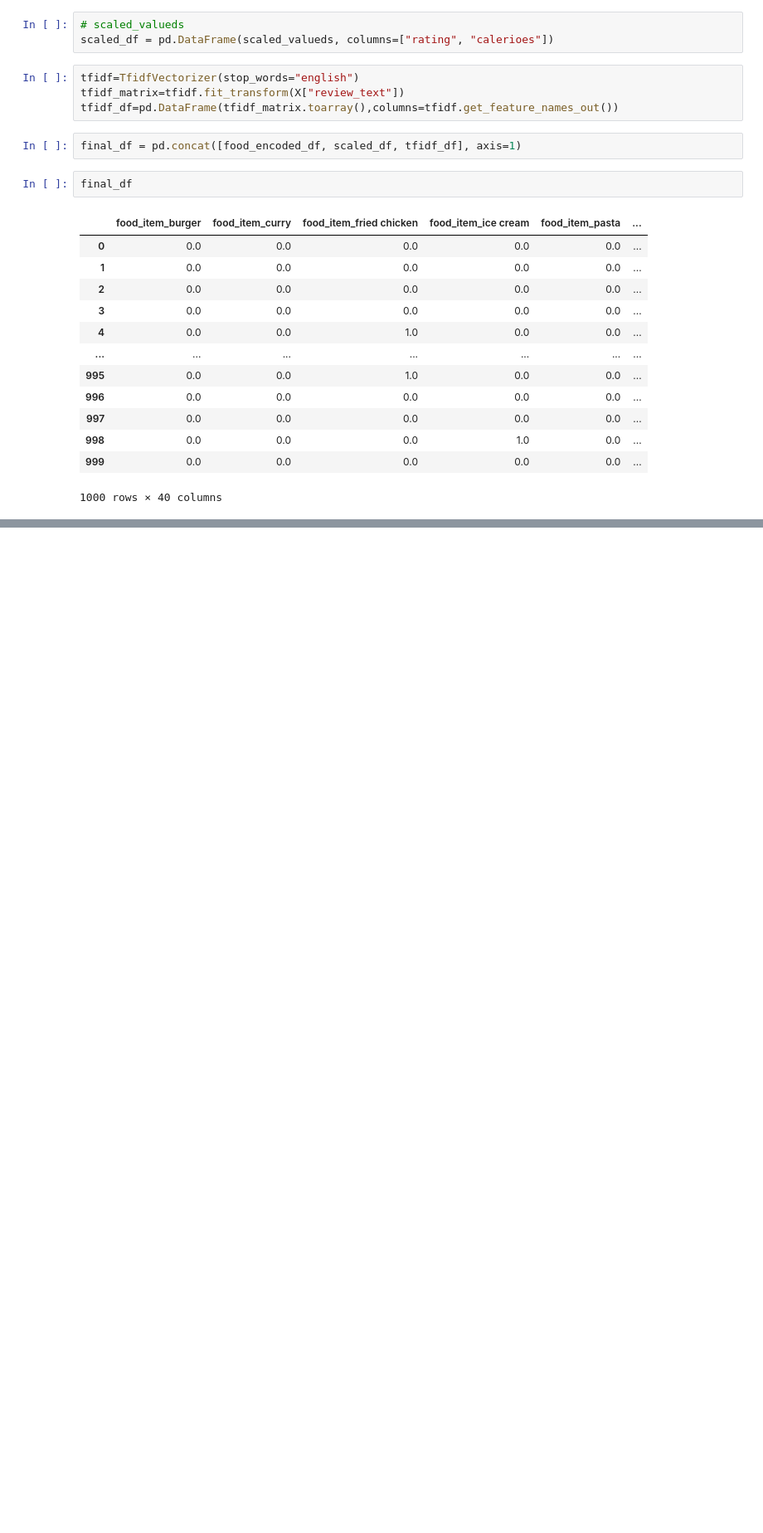
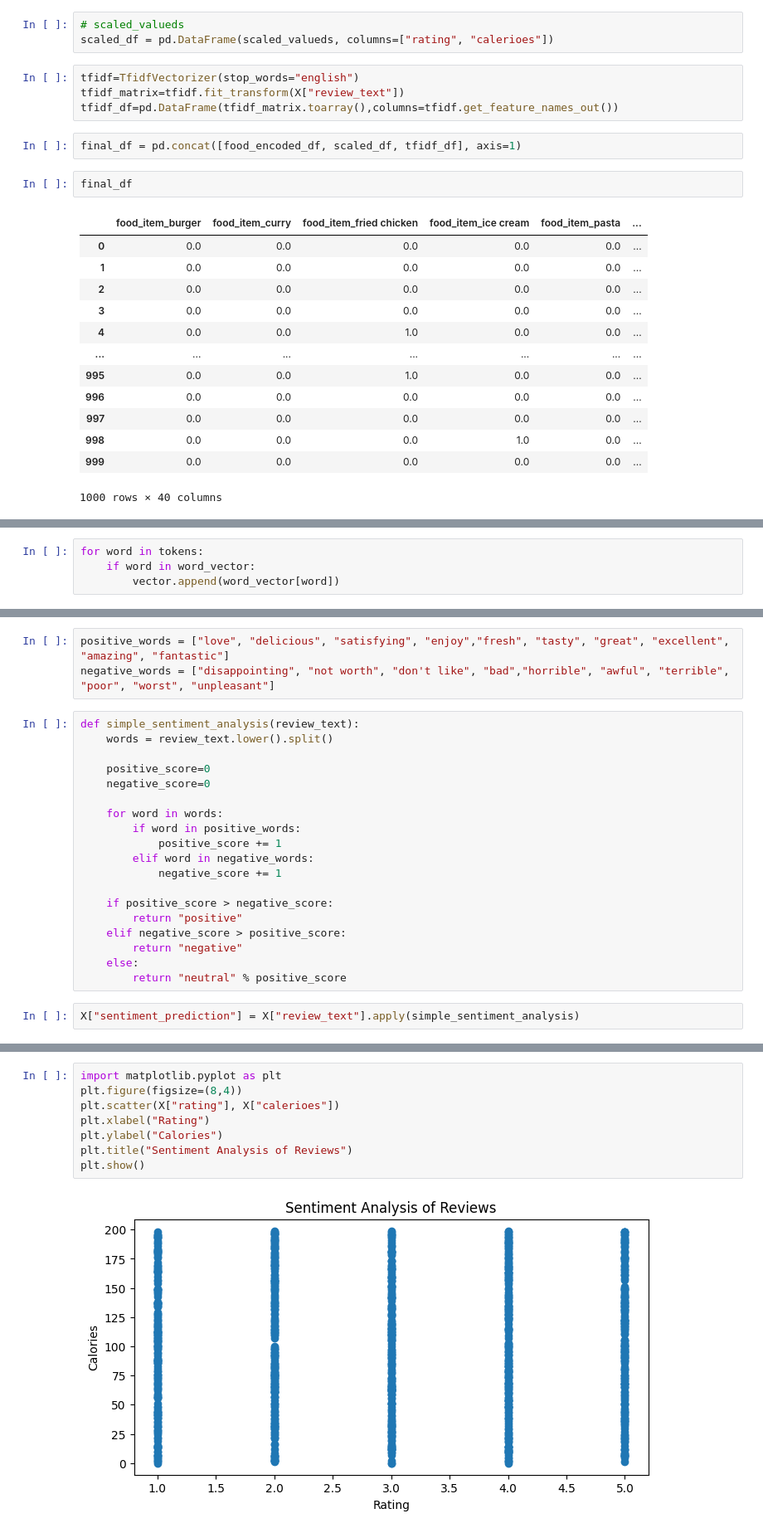
Before and after one commit to deepaksinghrx/EXL, a Jupyter notebook: NLP.ipynb, the cells around one changed output, grey strips where cells are left out. Shown at 83% size. Drawn from its saved outputs; the diff is of its cells as text; blank space fills up the shorter version.

```diff
--- a/NLP.ipynb
+++ b/NLP.ipynb
@@ -141,0 +154,4 @@ final_df
+# %%
+for word in tokens:
+    if word in word_vector:
+        vector.append(word_vector[word])
@@ -141,0 +167,24 @@ final_df
+# %%
+positive_words = ["love", "delicious", "satisfying", "enjoy","fresh", "tasty", "great", "excellent", "amazing", "fantastic"]
+negative_words = ["disappointing", "not worth", "don't like", "bad","horrible", "awful", "terrible", "poor", "worst", "unpleasant"]
+# %%
+def simple_sentiment_analysis(review_text):
+    words = review_text.lower().split()
+
+    positive_score=0
+    negative_score=0
+
+    for word in words:
+        if word in positive_words:
+            positive_score += 1
+        elif word in negative_words:
+            negative_score += 1
+
+    if positive_score > negative_score:
+        return "positive"
+    elif negative_score > positive_score:
+        return "negative"
+    else:
+        return "neutral" % positive_score
+# %%
+X["sentiment_prediction"] = X["review_text"].apply(simple_sentiment_analysis)
@@ -141,0 +227,10 @@ final_df
+# %%
+import matplotlib.pyplot as plt
+plt.figure(figsize=(8,4))
+plt.scatter(X["rating"], X["calerioes"])
+plt.xlabel("Rating")
+plt.ylabel("Calories")
+plt.title("Sentiment Analysis of Reviews")
+plt.show()
+# %% [output]
+[figure, added]
```
Also changed, not shown: parts of 9 cells of this notebook.
